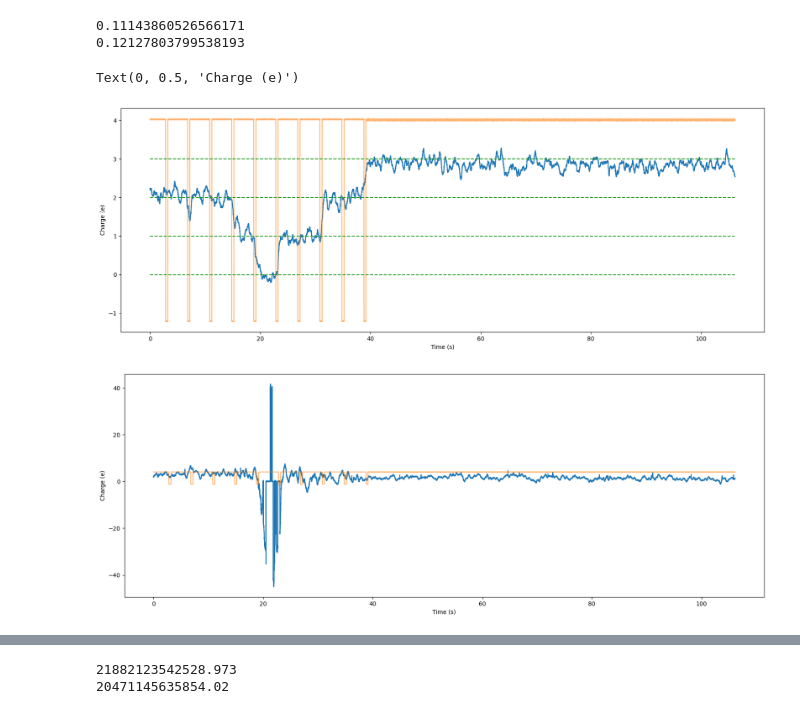
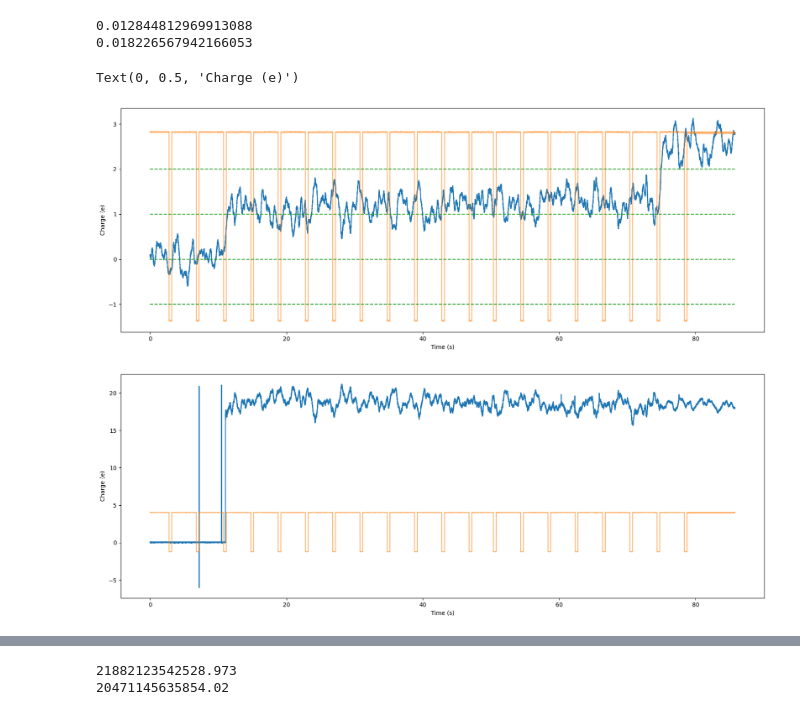
Before and after one commit to tompenny/SIMPLE_MASTQG_diamond, a Jupyter notebook: Particle Mass.ipynb, the cells around one changed output, grey strips where cells are left out. Saved outputs shown, nothing was run; the diff lists cells and outputs as text; code cells hidden in the pictures.

Commit message:
Changed particle looking at

```diff
--- a/Particle Mass.ipynb
+++ b/Particle Mass.ipynb
@@ -7,7 +7,7 @@ import scipy.optimize as opt
 import analysis_utils as au
 import importlib
 # %%
-filename = 'D:/Lab Data/diamond/240521/Mass/Particle 4/'
+filename = 'D:/Lab Data/diamond/240521/Mass/Particle 3/'
 data = sio.loadmat(filename + 'NoChargeNoDrive.mat')
 tt_ncnd = np.transpose(data['D'])[0]
 fs_ncnd = int(1/data['Tinterval'][0][0])
@@ -42,7 +42,7 @@ plt.yscale('log')
 # %%
 lb = int(nps_frac*15000)
 ub = int(nps_frac*100000)
-area_1 = np.trapz(PSD_ncnd[1][lb:ub], PSD_ncnd[0][lb:ub]) - (lb-ub)/nps_frac*2*10**(-8)
+area_1 = np.trapz(PSD_ncnd[1][lb:ub], PSD_ncnd[0][lb:ub]) - (lb-ub)/nps_frac*fit_ncnd[3]
 lb = int(nps_frac*0)
 ub = int(nps_frac*200000)
 area_2 = np.trapz(fitted_ncnd[lb:ub], PSD_ncnd[0][lb:ub]) - (lb-ub)/nps_frac*fit_ncnd[3]
@@ -50,13 +50,13 @@ print(area_1)
 print(area_2)
 # Use area_2 for uncalibrated variance of oscillator
 # %% [output]
-0.11143860526566171
-0.12127803799538193
+0.012844812969913088
+0.018226567942166053
 # %%
 # Let's make a graph of charge changes to put in presentation
 # %%
-filename = 'D:/Lab Data/diamond/240521/Charging/Particle 4/Before 2/Before 2_'
-files = [1, 2, 3]
+filename = 'D:/Lab Data/diamond/240521/Charging/Particle 3/Before/Before_'
+files = [1, 2]
 end = '.mat'
 # %%
 X = np.zeros(0)
@@ -70,23 +70,23 @@ for file in files:
 time = np.linspace(0, len(X)*0.001, len(X))
 # %%
 plt.figure(figsize = (20, 7))
-plt.plot(time, X/0.2)
-plt.plot(time, (HV/1+0.8)/0.2, alpha = 0.6)
-plt.plot([time[0], time[-1]], [3, 3], 'tab:green', linestyle = '--')
+plt.plot(time, X/0.04)
+plt.plot(time, (HV/1+0.7)/0.25, alpha = 0.6)
+plt.plot([time[0], time[-1]], [-1, -1], 'tab:green', linestyle = '--')
 plt.plot([time[0], time[-1]], [0.0, 0.0], 'tab:green', linestyle = '--')
 plt.plot([time[0], time[-1]], [1, 1], 'tab:green', linestyle = '--')
 plt.plot([time[0], time[-1]], [2, 2], 'tab:green', linestyle = '--')
 plt.xlabel('Time (s)')
 plt.ylabel('Charge (e)')
 plt.figure(figsize = (20, 7))
 plt.plot(time, theta/0.2)
 plt.plot(time, (HV/1+0.8)/0.2, alpha = 0.6)
 plt.xlabel('Time (s)')
 plt.ylabel('Charge (e)')
 # %% [output]
 Text(0, 0.5, 'Charge (e)')
-[figure, old version]
+[figure, new version]
-[figure, old version]
+[figure, new version]
 # %%
 # So two charges on particle before frequency comb
 # %%
```
Also changed, not shown: parts of 19 cells of this notebook.
